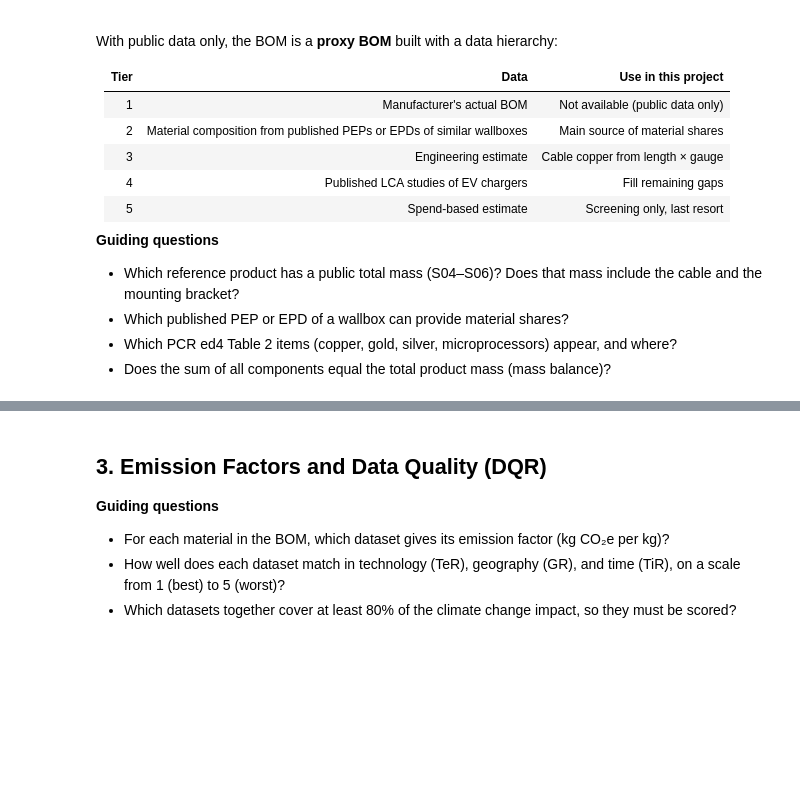
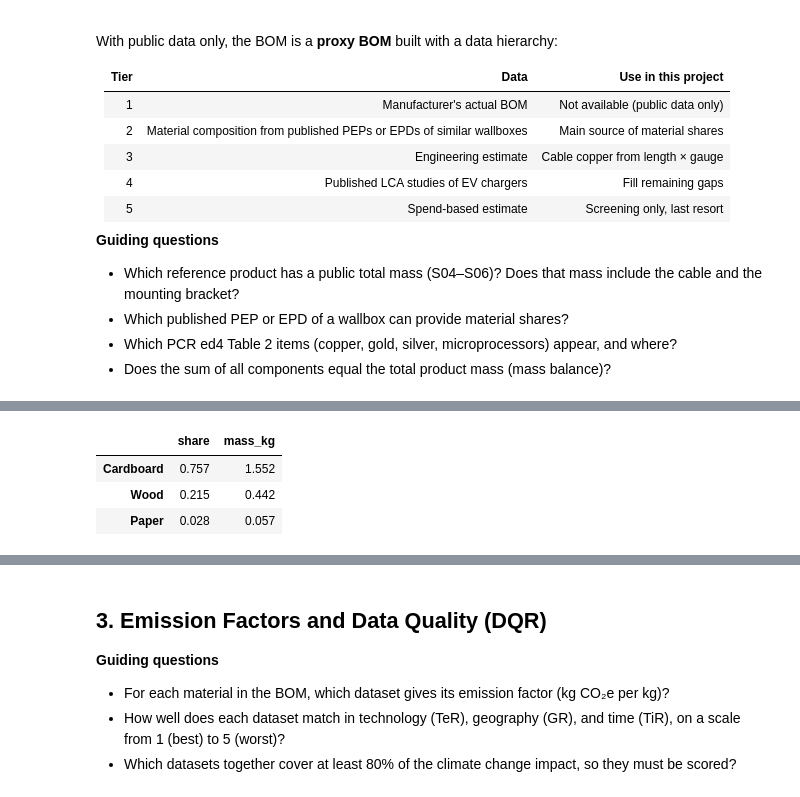
Before and after one commit to loying1005/ev-charger-pcf-cdr, a Jupyter notebook: notebooks/02_inventory_calc.ipynb, the cells around one changed output, grey strips where cells are left out. Cells and saved outputs as stored; diff of their text form; code cells hidden in the pictures; blank space fills up the shorter version.

```diff
--- a/notebooks/02_inventory_calc.ipynb
+++ b/notebooks/02_inventory_calc.ipynb
@@ -88,0 +159,20 @@ bom
+# %%
+CONNECTOR_MASS_KG = 0.54  # A06, S17
+
+# Packaging as published (same units as pep_body); S12 and S14 list no wood or no paper.
+pep_packaging = pd.DataFrame({
+    "S10": {"Cardboard": 19.6, "Wood": 6.6, "Paper": 0.8},
+    "S11": {"Cardboard": 16.8, "Wood": 5.7, "Paper": 0.7},
+    "S12": {"Cardboard": 10.4, "Wood": 10.7, "Paper": 1.8},
+    "S13": {"Cardboard": 1352.86, "Wood": 183.57, "Paper": 0},
+    "S14": {"Cardboard": 16.2, "Wood": 0, "Paper": 0.0},
+}).T
+PACKAGING_MASS_KG = pd.Series({"S10": 2.06, "S11": 2.05, "S12": 2.17, "S13": 1.54, "S14": 1.28}).median()  # A09
+packaging_shares = pep_packaging.div(pep_packaging.sum(axis=1), axis=0).mean()
+packaging_materials = packaging_shares * PACKAGING_MASS_KG
+pd.DataFrame({"share": packaging_shares.round(3), "mass_kg": packaging_materials.round(3)})
+# %% [output]
+|  | share | mass_kg |
+| Cardboard | 0.757 | 1.552 |
+| Wood | 0.215 | 0.442 |
+| Paper | 0.028 | 0.057 |
```
Also changed, not shown: parts of 17 cells of this notebook, 1 other file.
